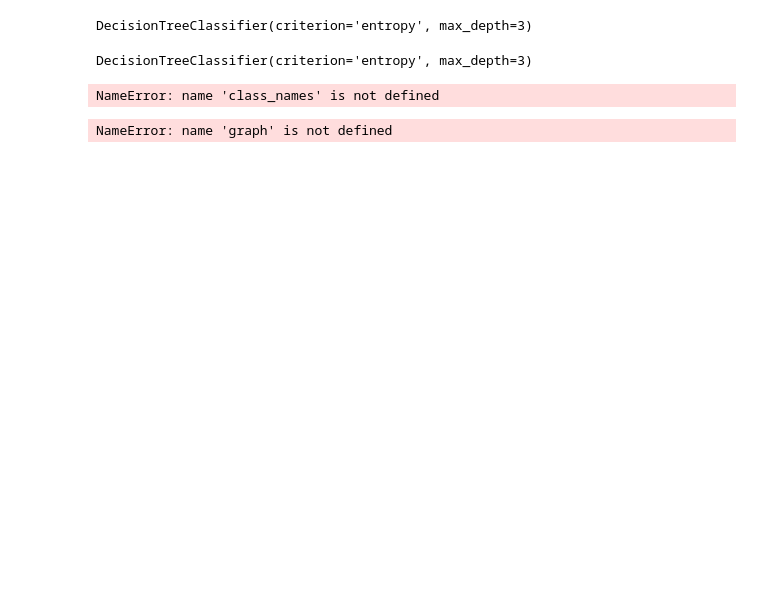
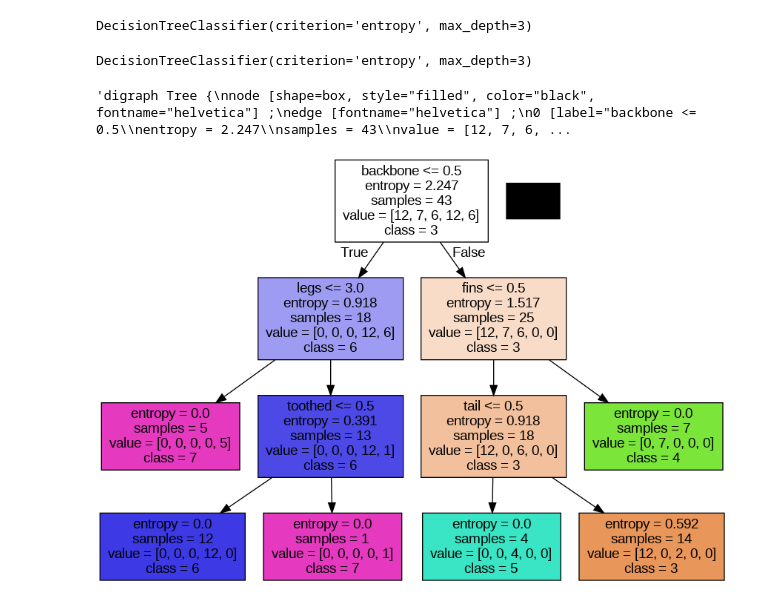
Before and after one commit to anaitipa/Decision_Tree, a Jupyter notebook: Decision_Trees.ipynb, the cells around one changed output. Cells and saved outputs as stored; diff of their text form; code cells hidden in the pictures; blank space fills up the shorter version.

Commit message:
Class prac and assignment on decision trees

```diff
--- a/Decision_Trees.ipynb
+++ b/Decision_Trees.ipynb
@@ -284,7 +291,7 @@ pd.crosstab([data['airborne'],data['aquatic']],data['class_type'])
 from sklearn import tree
 # %%
 # assigns the class_type column to the variable y
-y=data['animal_name']
+y=data['class_type']
 # %%
 y
 # %% [output]
@@ -344,15 +358,9 @@ import pydotplus
 # %%
 from IPython.display import Image
+# %%
+# Define the class_type as [3, 4, 5, 6, 7]
+class_type = [3, 4, 5, 6, 7]
 # %%
-# Export the decision tree visualization
-dot_data = tree.export_graphviz(
-    clf,
-    feature_names=X.columns,
-    class_names=class_names,
-    filled=True,
-    out_file=None
-)
+# Export the decision tree into Graphviz dot format and store it in 'dot_data'
+# 'clf' is the trained decision tree classifier
+dot_data=tree.export_graphviz(clf,feature_names=X.columns,class_names=[str(cls) for cls in class_type],filled=True,out_file=None)
-# %% [output]
-NameError: name 'class_names' is not defined
-# %%
-dot_data=tree.export_graphviz(clf,feature_names=X.columns,class_names=['character','animal_name'],filled=True,out_file=None)
@@ -363,4 +367,5 @@ graph=pydotplus.graph_from_dot_data(dot_data)
-# %%
-graph
-# %% [output]
-NameError: name 'graph' is not defined
+# %%
+# Display the content of the 'dot_data' variable
+dot_data
+# %% [output]
+'digraph Tree {\nnode [shape=box, style="filled", color="black", fontname="helvetica"] ;\nedge [fontname="helvetica"] ;\n0 [label="backbone <= 0.5\\nentropy = 2.247\\nsamples = 43\\nvalue = [12, 7, 6, ...
@@ -367 +375,6 @@ NameError: name 'graph' is not defined
+# %%
+graph
+Image(graph.create_png())
+# %% [output]
+[figure, added]
 # %%
```
Also changed, not shown: parts of 49 cells of this notebook.
